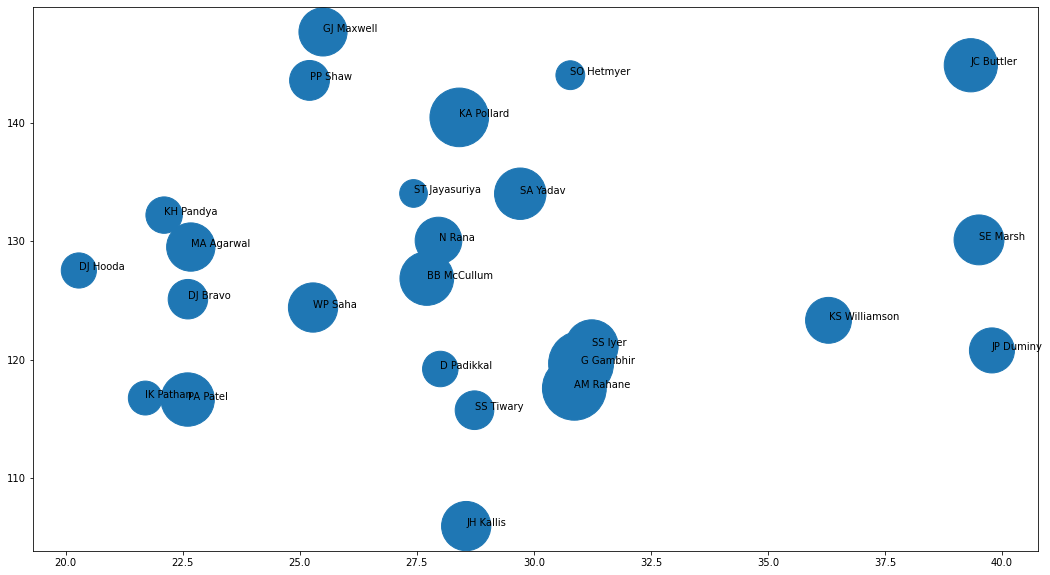
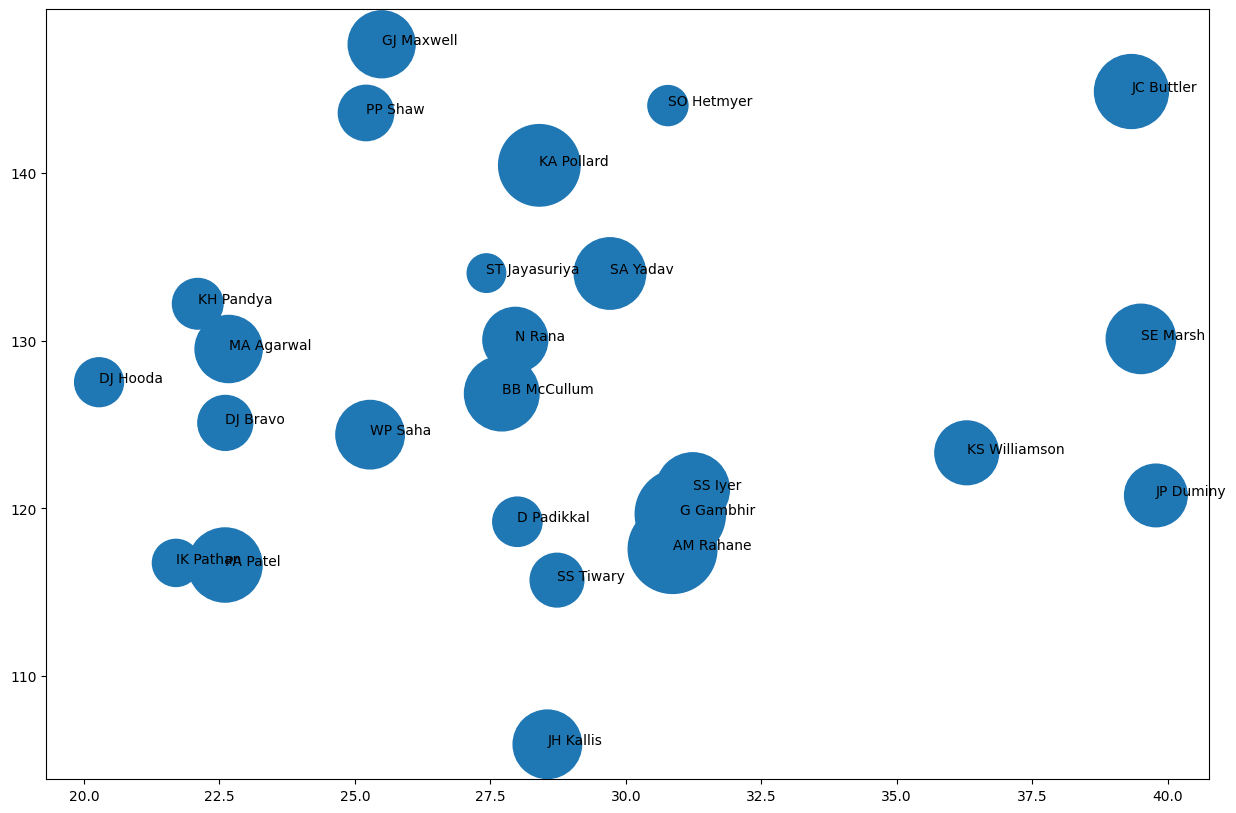
The change to this notebook cell's code, shown as a diff; its figure went from the first image to the second:
--- before
+++ after
@@ -1,3 +1,3 @@
-plt.figure(figsize=(18,10))
+plt.figure(figsize=(15,10))
 plt.scatter(sample_df['avg'],sample_df['strike_rate'],s=sample_df['runs'])
 

Commit: Session 24 - Advanced Matplotlib